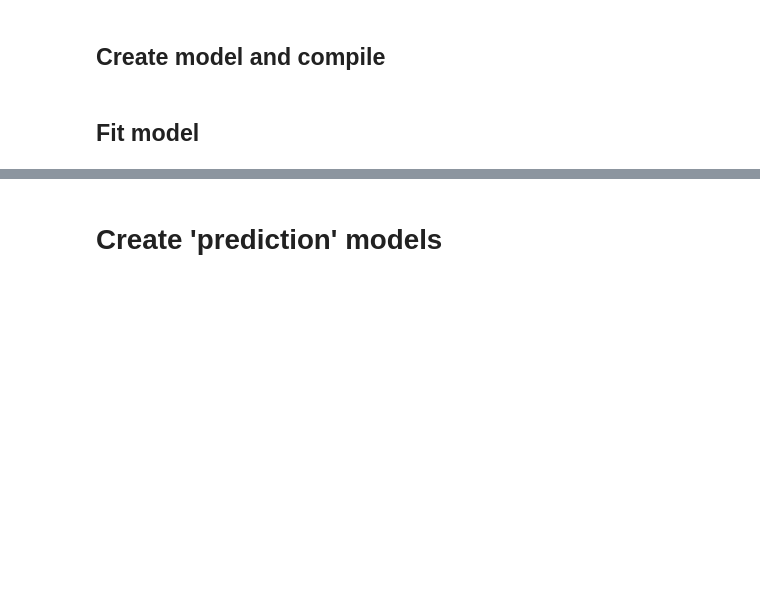
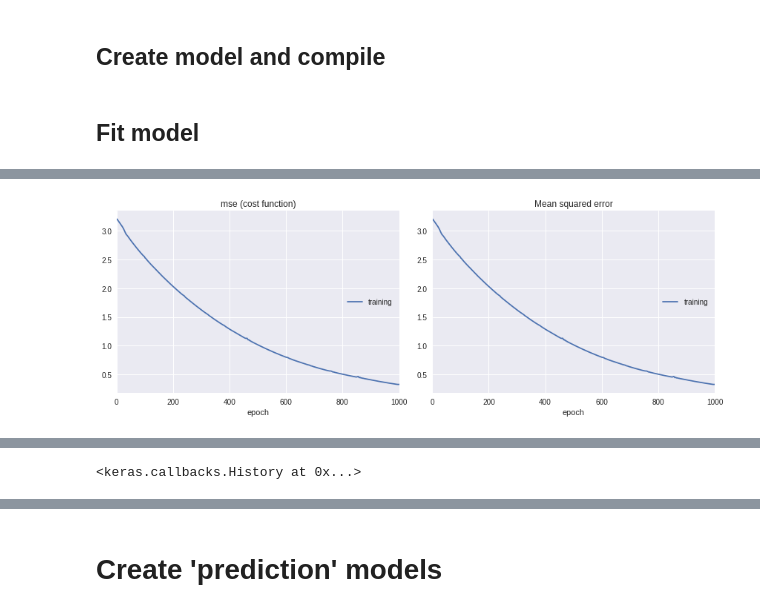
Before and after one commit to deKeijzer/KB-74-OPSCHALER, a Jupyter notebook: Personal_folders/Brian/Keras/8655 seq2seq.ipynb, the cells around one changed output, grey strips where cells are left out. Saved outputs shown, nothing was run; the diff lists cells and outputs as text; code cells hidden in the pictures; blank space fills up the shorter version.

```diff
--- a/Personal_folders/Brian/Keras/8655 seq2seq.ipynb
+++ b/Personal_folders/Brian/Keras/8655 seq2seq.ipynb
@@ -556,6 +582,6 @@ model = keras.models.Model(inputs=[encoder_inputs, decoder_inputs], outputs=deco
 
 #model = multi_gpu_model(model, gpus=num_gpu)
 
-model.compile(optimizer=optimiser, loss=loss)
+model.compile(optimizer='adam', loss='mse', metrics=['mse'])
 # %% [markdown]
 ## Fit model
@@ -569,3 +587,0 @@ We have got 1 folds with 2 batches of 35 steps with 1 columns.
-# %%
-gen = array_to_seq2seq_format(gp, input_sequence_length, target_sequence_length, batch_size, steps_per_epoch)
-model.fit_generator(gen, steps_per_epoch=steps_per_epoch, epochs=n_folds)
@@ -578,0 +620,6 @@ We have got 2 folds with 2 batches of 35 steps with 1 columns.
+# %%
+from livelossplot import PlotLossesKeras
+
+model.fit([encoder_input_train, decoder_input_train], decoder_output_train, epochs=1000, verbose=1, callbacks=[PlotLossesKeras()])
+# %% [output]
+[figure, added]
@@ -578,0 +627 @@ We have got 2 folds with 2 batches of 35 steps with 1 columns.
+<keras.callbacks.History at 0x...>
```
Also changed, not shown: parts of 32 cells of this notebook, 1 other file.
